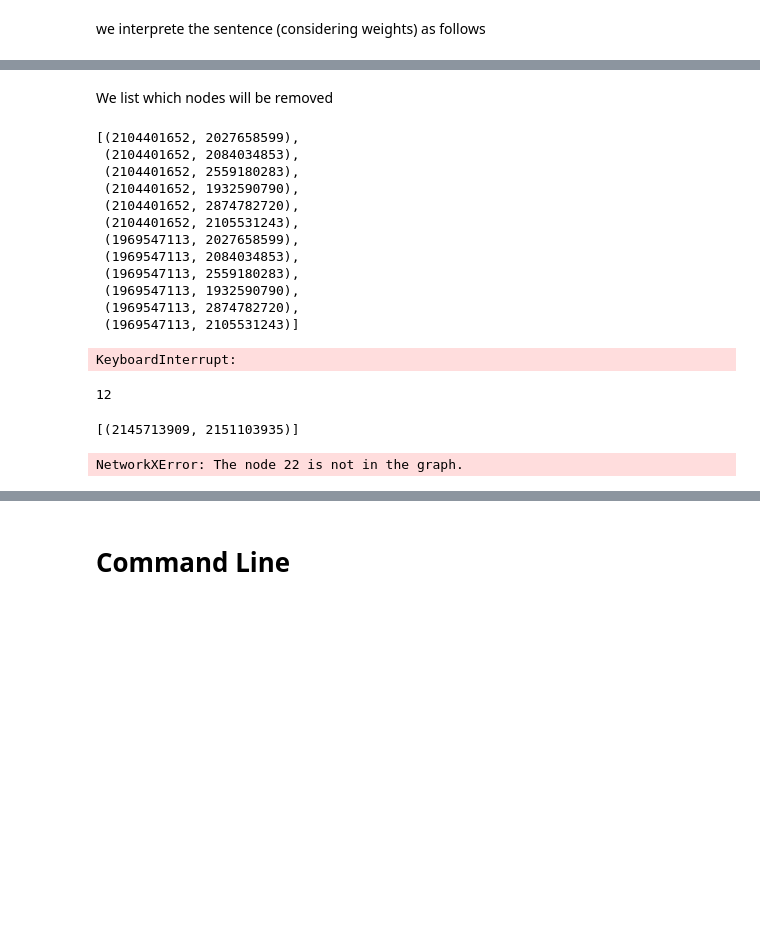
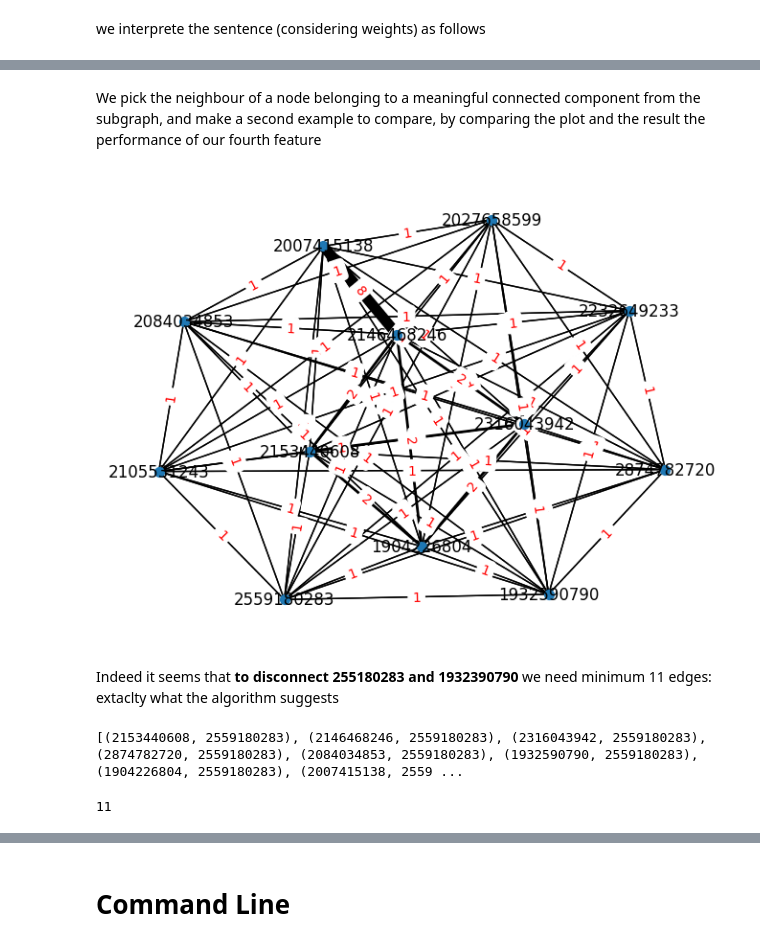
Before and after one commit to marinazanoni/HM5_ADM, a Jupyter notebook: main.ipynb, the cells around one changed output, grey strips where cells are left out. Drawn from its saved outputs; the diff is of its cells as text; code cells hidden in the pictures; blank space fills up the shorter version.

```diff
--- a/main.ipynb
+++ b/main.ipynb
@@ -747,34 +733,30 @@ times
-# %% [markdown]
-We list which nodes will be removed
-# %%
-f4.custom_karger(G_collaboration, 2104401652, 2027658599)
-# %% [output]
-[(2104401652, 2027658599),
- (2104401652, 2084034853),
- (2104401652, 2559180283),
- (2104401652, 1932590790),
- (2104401652, 2874782720),
- (2104401652, 2105531243),
- (1969547113, 2027658599),
- (1969547113, 2084034853),
- (1969547113, 2559180283),
- (1969547113, 1932590790),
- (1969547113, 2874782720),
- (1969547113, 2105531243)]
-# %%
-f4.custom_karger(G_collaboration, 2104401652, 2027658599)
-# %% [output]
-KeyboardInterrupt:
-# %%
-#We find the minimum number of edges through calculating the length
-minremove= len(f4.custom_karger(G_collaboration, 2104401652, 2027658599))
-minremove
-# %% [output]
-12
+# %% [markdown]
+We pick the neighbour of a node belonging to a meaningful connected component from the subgraph, and make a second example to compare, by comparing the plot and the result the performance of our fourth feature
+# %%
+# we pick the neighbour of a connected component from the subgraph
+nodes_to_show = list(subgraph_collaboration.adj[2096217197])
+
+# a subgraph made of the selected nodes is created
+subgraph_collaboration = G_collaboration.subgraph(nodes_to_show)
+pos = nx.spring_layout(subgraph_collaboration)
+
+
+# draw the subgraph
+
+nx.draw(subgraph_collaboration, pos, edge_color='k',  with_labels=True,
+     font_weight='light', node_size= 50, width= 1, arrowsize=10)
+edge_weights = {(i, j): subgraph_collaboration[i][j]['weight'] for i, j in subgraph_collaboration.edges()}
+nx.draw_networkx_edges(subgraph_collaboration, pos,
+                       width=[subgraph_collaboration[i][j]['weight'] for i, j in subgraph_collaboration.edges()])
+nx.draw_networkx_edge_labels(subgraph_collaboration, pos, edge_labels=edge_weights, font_color='red')
+plt.show()
+# %% [output]
+[figure, added]
+# %% [markdown]
+Indeed it seems that **to disconnect 255180283 and 1932390790** we need minimum 11 edges: extaclty what the algorithm suggests
 # %%
-# We prove an easy example of the subgraph, were only one edge should be cut
-# As it is indeed the only one that connect the two selected nodes.
-# You can double check by looking at plot of the citation subgraph in Q1
-f4.custom_karger(subgraph, 2145713909, 2151103935)
+# You can double check by looking at plot of the citation subgraph in
+todisconnect=f4.considerweight(subgraph_collaboration, 2145713909, 2151103935)
+print(todisconnect)
 # %% [output]
-[(2145713909, 2151103935)]
+[(2153440608, 2559180283), (2146468246, 2559180283), (2316043942, 2559180283), (2874782720, 2559180283), (2084034853, 2559180283), (1932590790, 2559180283), (1904226804, 2559180283), (2007415138, 2559 ...
@@ -959,4 +763,4 @@ def weigthedmincut(listres1):
-# %%
-custom_karger(G_collaboration, 2104401652, 2027658599)
-# %% [output]
-NetworkXError: The node 22 is not in the graph.
+# %%
+len(todisconnect)
+# %% [output]
+11
```
Also changed, not shown: parts of 30 cells of this notebook.
